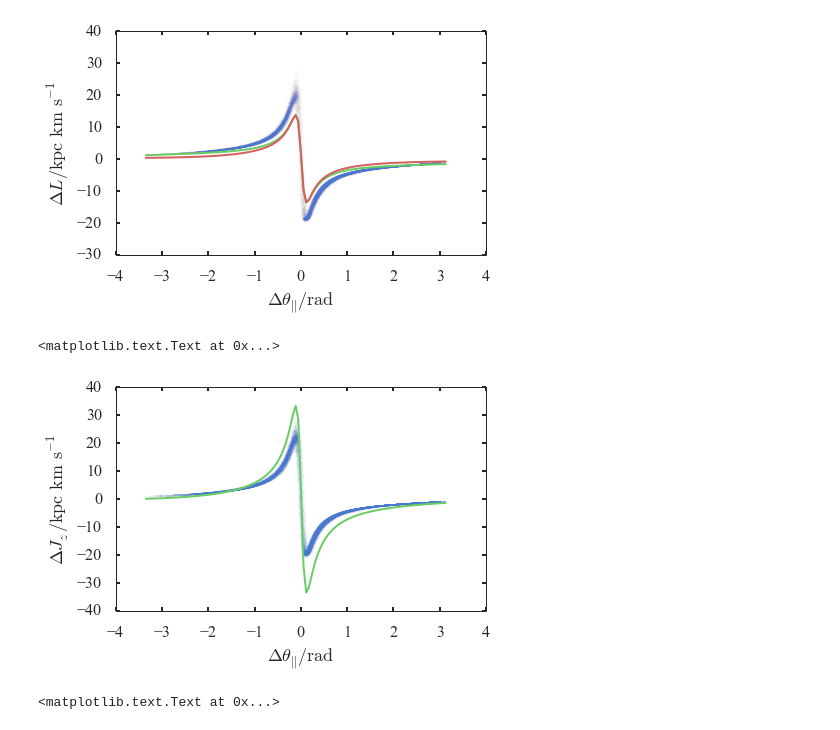
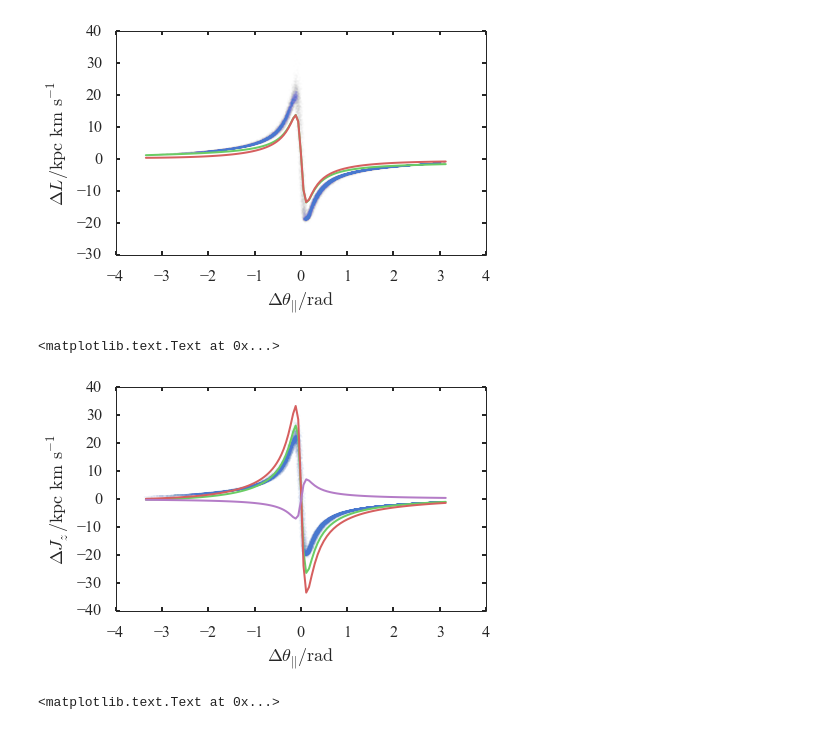
Before and after one commit to jobovy/streamgap-aa, a Jupyter notebook: py/GapsAngleFreqJz!=0.ipynb, the cells around one changed output. Drawn from its saved outputs; the diff is of its cells as text; code cells hidden in the pictures.

```diff
--- a/py/GapsAngleFreqJz!=0.ipynb
+++ b/py/GapsAngleFreqJz!=0.ipynb
@@ -483,6 +487,16 @@ merged_peri['angz0']=merged_peri['angz0']+2.*np.pi*(merged_peri['angz0']<np.pi)
 # %%
 from scipy.interpolate import LSQUnivariateSpline, interp1d
 from scipy.stats import linregress
+
+class sub_halo:
+    def __init__(self,M,b,rs,w):
+        G=4.300918e-6
+        self.GM = G*M
+        self.b = b
+        self.rs = rs
+        self.w = w
+        self.magw = np.sqrt(np.sum(w**2))
+
 class angle_freq_kicks:
 
     def dOmAngdv(self,x,dv):
@@ -511,7 +525,7 @@ class angle_freq_kicks:
         l,e = np.linalg.eigh(dAdv.T/2./dv)
         return A[:3],A[3:],dAdv.T/2./dv,dOdv.T/2./dv,e[-2]
 
-    def __init__(self,merged_peri):
+    def __init__(self,merged_peri,sub_halo_props):
 
         merged_peri['phi_int']=merged_peri['phi_y']-2.*np.pi*(merged_peri['phi_y']>0.)
 
@@ -561,12 +575,11 @@ class angle_freq_kicks:
 
         dOdAdv=map(lambda i:self.dOmAngdv(i,0.5),stream_track)
         self.dOdAdv = dOdAdv
-        b=0
-        w=np.array([6.822,132.77,149.417])
-        G=4.300918e-6
-        M=1e8
-        rs=0.625
-        self.dv = galpy.df_src.streamgapdf.impulse_deltav_plummer_general(stream_track.T[3:].T,stream_track.T[:3].T,b,w,gap_centre_impact[:3],gap_centre_impact[3:],G*M,rs)
+        b = sub_halo_props.b
+        w = sub_halo_props.w
+        GM = sub_halo_props.GM
+        rs = sub_halo_props.rs
+        self.dv = galpy.df_src.streamgapdf.impulse_deltav_plummer_general(stream_track.T[3:].T,stream_track.T[:3].T,b,w,gap_centre_impact[:3],gap_centre_impact[3:],GM,rs)
         self.dA = np.array([map(lambda i,j:np.dot(i[2],j),dOdAdv,self.dv)])[0]
         self.dO = np.array([map(lambda i,j:np.dot(i[3],j),dOdAdv,self.dv)])[0]
         self.O =  np.array([map(lambda i:i[1],dOdAdv)])[0]
@@ -608,0 +618,7 @@ afk=angle_freq_kicks(merged_peri)
+# %%
+b=0
+w=np.array([6.822,132.77,149.417])
+M=1e8
+rs=0.625
+sb = sub_halo(M,b,rs,w)
+afk=angle_freq_kicks(merged_peri,sb)
@@ -1037,12 +1159,14 @@ plt.ylabel(labels['dL'])
 [figure]
 # %%
 plt.plot(merged_peri.dangpar,(merged_peri.Jz_x-merged_peri.Jz_y),'.',ms=0.5)
+plt.plot(afk.deltaang_par,(afk.dv.T[2]*afk.stream_track.T[5])/np.mean(afk.O.T[2])+np.mean(merged_peri.Jz_x)*-afk.vdotdv/220.**2)
 plt.plot(afk.deltaang_par,(afk.dv.T[2]*afk.stream_track.T[5])/np.mean(afk.O.T[2]))
+plt.plot(afk.deltaang_par,np.mean(merged_peri.Jz_x)*-afk.vdotdv/220.**2)
 plt.xlabel(labels['dangpar'])
 plt.ylabel(labels['dJz'])
 # %% [output]
 <matplotlib.text.Text at 0x...>
-[figure, old version]
+[figure, new version]
 # %%
 plt.plot(merged_peri.dangpar,(merged_peri.JR_x-merged_peri.JR_y),'.',ms=0.5)
 plt.plot(afk.deltaang_par,(afk.vdotdv-deltaL*np.mean(afk.O.T[1]))/np.mean(afk.O.T[0]))
```
Also changed, not shown: parts of 17 cells of this notebook, 1 other file.
